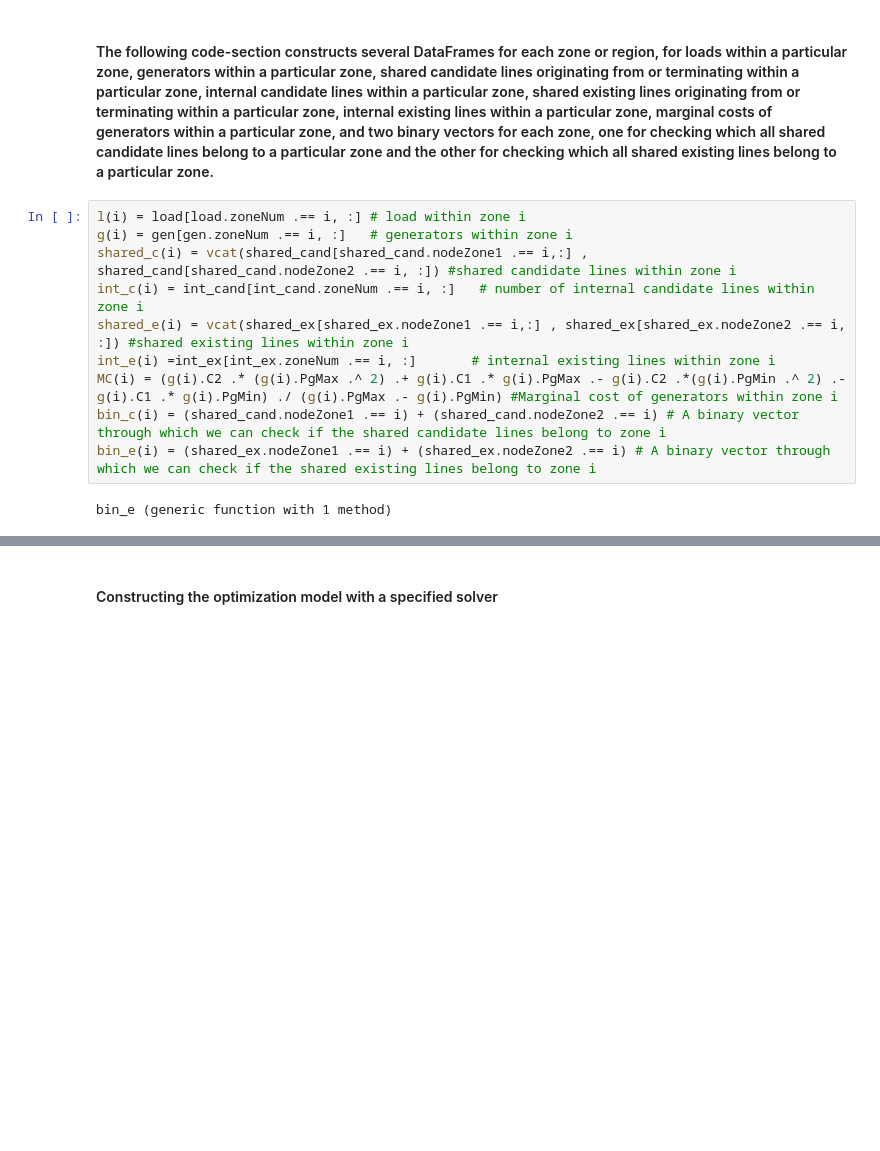
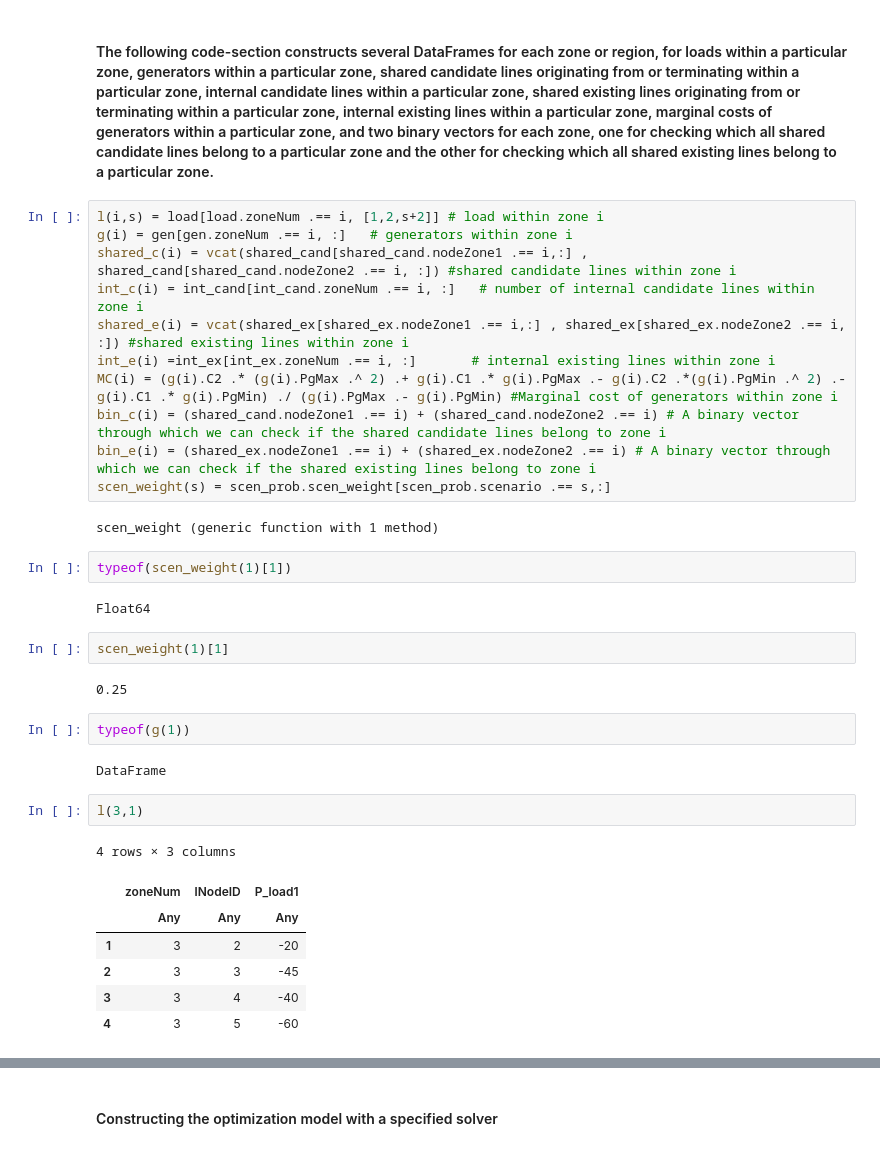
Before and after one commit to sambuddhac/Horizontal_Proper, a Jupyter notebook: Example/Centralized_with_angle_limit (1).ipynb, the cells around one changed output, grey strips where cells are left out. Drawn from its saved outputs; the diff is of its cells as text; blank space fills up the shorter version.

```diff
--- a/Example/Centralized_with_angle_limit (1).ipynb
+++ b/Example/Centralized_with_angle_limit (1).ipynb
@@ -44,7 +78,7 @@ load =  DataFrame(XLSX.readtable("../Input_Data/Load.csv", "Taul1", header=true)
 # %% [markdown]
 #### The following code-section constructs several DataFrames for each zone or region, for loads within a particular zone, generators within a particular zone, shared candidate lines originating from or terminating within a particular zone, internal candidate lines within a particular zone, shared existing lines originating from or terminating within a particular zone, internal existing lines within a particular zone, marginal costs of generators within a particular zone, and two binary vectors for each zone, one for checking which all shared candidate lines belong to a particular zone and the other for checking which all shared existing lines belong to a particular zone.
 # %%
-l(i) = load[load.zoneNum .== i, :] # load within zone i
+l(i,s) = load[load.zoneNum .== i, [1,2,s+2]] # load within zone i
 g(i) = gen[gen.zoneNum .== i, :]   # generators within zone i
 shared_c(i) = vcat(shared_cand[shared_cand.nodeZone1 .== i,:] , shared_cand[shared_cand.nodeZone2 .== i, :]) #shared candidate lines within zone i
 int_c(i) = int_cand[int_cand.zoneNum .== i, :]   # number of internal candidate lines within zone i
@@ -53,5 +87,28 @@ int_e(i) =int_ex[int_ex.zoneNum .== i, :]       # internal existing lines within
 MC(i) = (g(i).C2 .* (g(i).PgMax .^ 2) .+ g(i).C1 .* g(i).PgMax .- g(i).C2 .*(g(i).PgMin .^ 2) .- g(i).C1 .* g(i).PgMin) ./ (g(i).PgMax .- g(i).PgMin) #Marginal cost of generators within zone i
 bin_c(i) = (shared_cand.nodeZone1 .== i) + (shared_cand.nodeZone2 .== i) # A binary vector through which we can check if the shared candidate lines belong to zone i
 bin_e(i) = (shared_ex.nodeZone1 .== i) + (shared_ex.nodeZone2 .== i) # A binary vector through which we can check if the shared existing lines belong to zone i
+scen_weight(s) = scen_prob.scen_weight[scen_prob.scenario .== s,:]
 # %% [output]
-bin_e (generic function with 1 method)
+scen_weight (generic function with 1 method)
+# %%
+typeof(scen_weight(1)[1])
+# %% [output]
+Float64
+# %%
+scen_weight(1)[1]
+# %% [output]
+0.25
+# %%
+typeof(g(1))
+# %% [output]
+DataFrame
+# %%
+l(3,1)
+# %% [output]
+4 rows × 3 columns
+|  | zoneNum | lNodeID | P_load1 |
+|  | Any | Any | Any |
+| 1 | 3 | 2 | -20 |
+| 2 | 3 | 3 | -45 |
+| 3 | 3 | 4 | -40 |
+| 4 | 3 | 5 | -60 |
```
Also changed, not shown: parts of 60 cells of this notebook, 4 other files.
